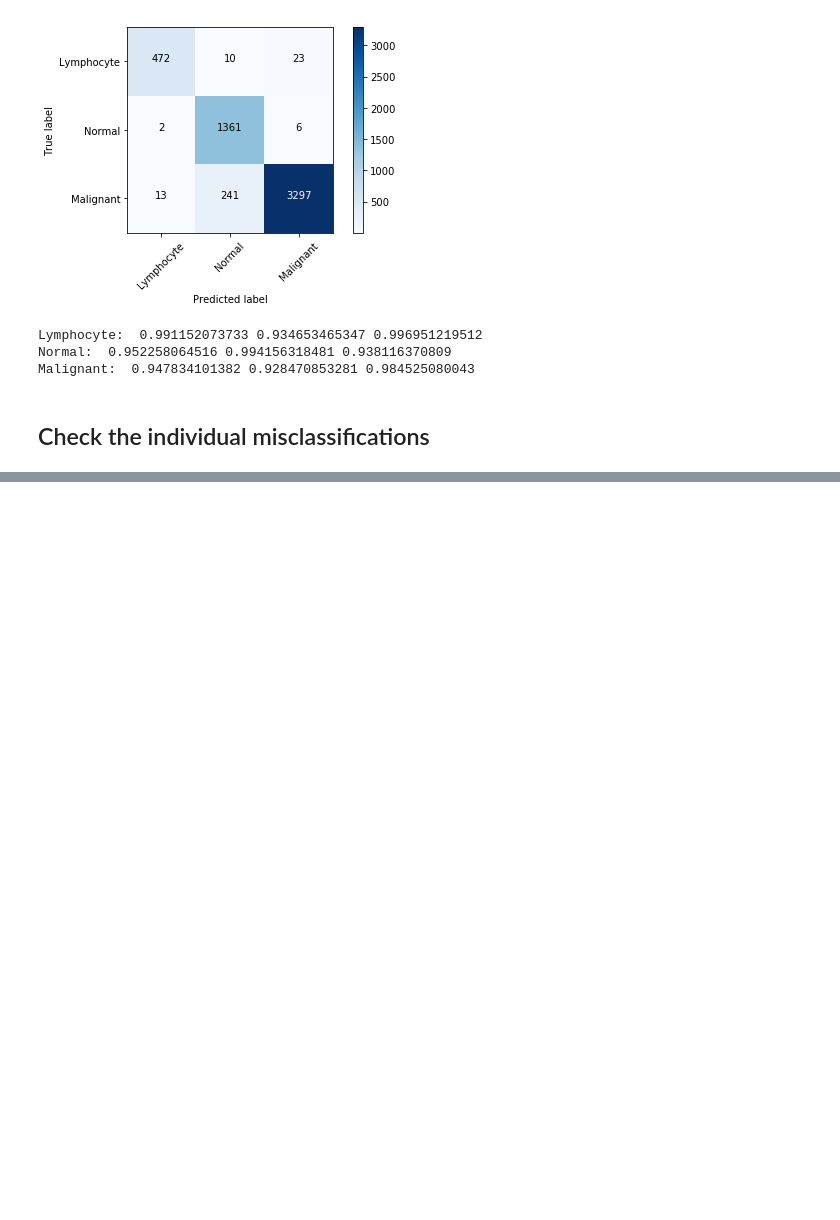
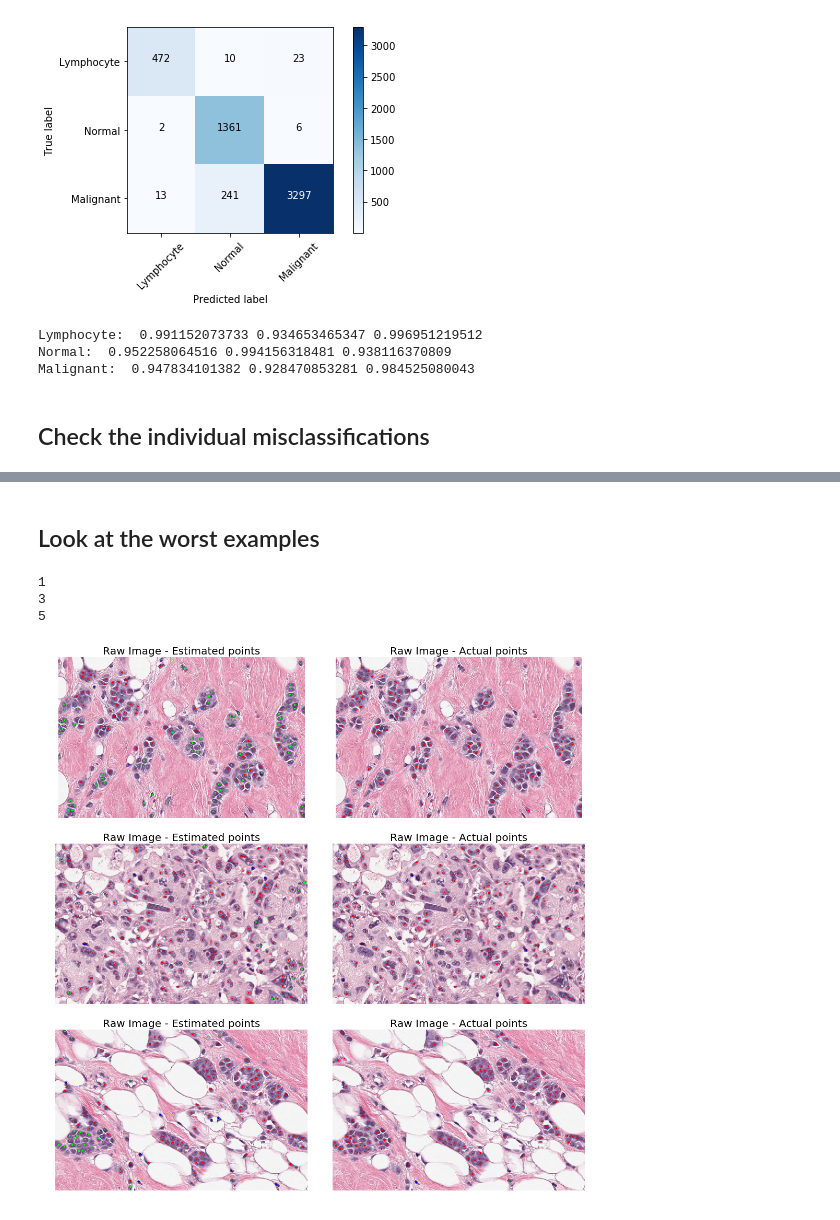
Before and after one commit to renebidart/cancer_hist, a Jupyter notebook: notebooks/evaluate_models.ipynb, the cells around one changed output, grey strips where cells are left out. Drawn from its saved outputs; the diff is of its cells as text; code cells hidden in the pictures; blank space fills up the shorter version.

```diff
--- a/notebooks/evaluate_models.ipynb
+++ b/notebooks/evaluate_models.ipynb
@@ -314,0 +313,58 @@ Slide: 107_Region_3
+# %% [markdown]
+## Look at the worst examples
+# %%
+import sys
+sys.path.insert(0, '/Users/rb/Google_Drive/Waterloo/projects/cancer_hist/src')
+from functions import*
+from heat_models import*
+import matplotlib.pyplot as plt
+% matplotlib inline
+
+bad_images = ['11_Region_4', '91_Region_1', '13_Region_9']  #'135_Region_3', '13_Region_9', '67_Region_10']
+f = plt.figure(figsize=(15, 15))
+
+for img_num, img_name in enumerate(bad_images):
+    image_loc = '/Users/rb/Documents/waterloo/projects/cancer_hist/final/full_slides/test/'+img_name+'_crop.tif'
+    heat_loc='/Users/rb/Documents/waterloo/projects/cancer_hist/final/heat_conv_incp3_192/test/'+img_name+'_crop.npy'
+    xml_loc = '/Users/rb/Documents/waterloo/projects/cancer_hist/final/full_slides/test/'+img_name+'_key.xml'
+
+    image = np.asarray(Image.open(image_loc))
+    heat = np.load(heat_loc)
+    true_pts = get_points_xml(xml_loc)
+    points = non_max_supression(heatmap=heat, radius=5, cutoff = .99, stride = 2)
+
+    print 2*img_num+1
+    sp = f.add_subplot(3, 6//3, 2*img_num+1)
+    sp.axis('Off')
+    sp.set_title('Raw Image - Estimated points', fontsize=20)
+    image2 = np.array(image)
+    for row in range(len(points)):
+        if points[row, 2] == 1:
+            color = [0, 0, 255]
+        elif points[row, 2] == 2:
+            color = [0, 255, 0]
+        elif points[row, 2] == 3:
+            color = [255, 0, 0]
+        image2[int(points[row, 0])-2:int(points[row, 0])+2, int(points[row, 1])-2:int(points[row, 1])+2, :] = color
+    plt.tight_layout()
+    plt.imshow(image2)
+
+    sp = f.add_subplot(3, 6//3, 2*img_num+2)
+    sp.axis('Off')
+    sp.set_title('Raw Image - Actual points', fontsize=20)
+    image2 = np.array(image)
+    for row in range(len(true_pts)):
+        if true_pts[row, 2] == 1:
+            color = [0, 0, 255]
+        elif true_pts[row, 2] == 2:
+            color = [0, 255, 0]
+        elif true_pts[row, 2] == 3:
+            color = [255, 0, 0]
+        image2[int(true_pts[row, 0])-2:int(true_pts[row, 0])+2, int(true_pts[row, 1])-2:int(true_pts[row, 1])+2, :] = color
+    plt.tight_layout()
+    plt.imshow(image2)
+# %% [output]
+1
+3
+5
+[figure, added]
```
Also changed, not shown: parts of 2 cells of this notebook, 32 other files.
